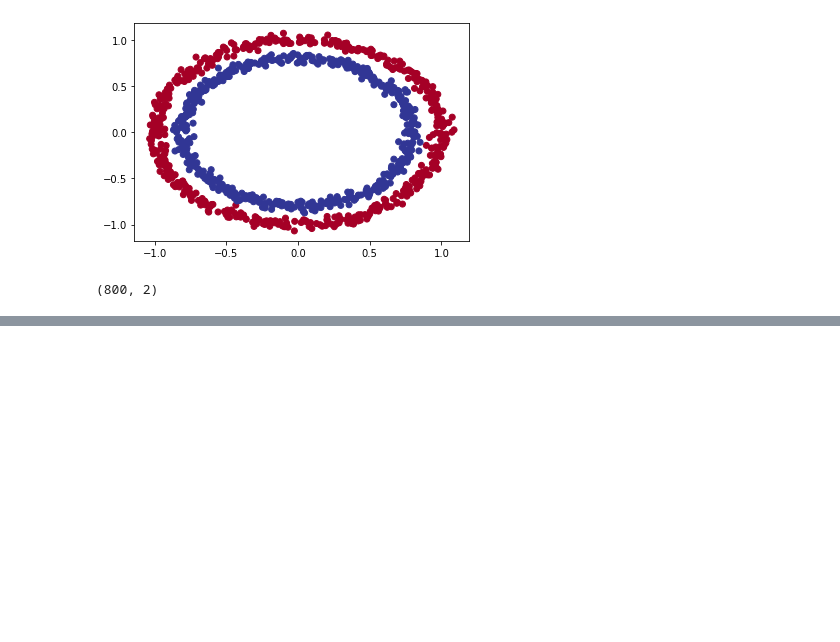
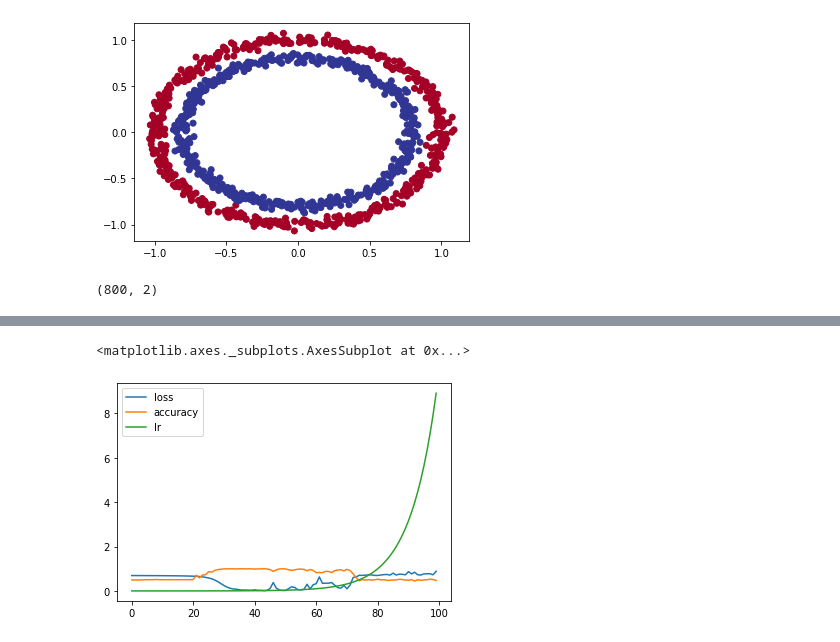
Before and after one commit to jasonstoy/TensorFlow, a Jupyter notebook: 6. Classification with Tensorflow.ipynb, the cells around one changed output, grey strips where cells are left out. Cells and saved outputs as stored; diff of their text form; code cells hidden in the pictures; blank space fills up the shorter version.

```diff
--- a/6. Classification with Tensorflow.ipynb
+++ b/6. Classification with Tensorflow.ipynb
@@ -96,0 +108,5 @@ pd.DataFrame(history.history).plot()
+# %%
+pd.DataFrame(history.history).plot()
+# %% [output]
+<matplotlib.axes._subplots.AxesSubplot at 0x...>
+[figure, added]
```
Also changed, not shown: parts of 12 cells of this notebook.
